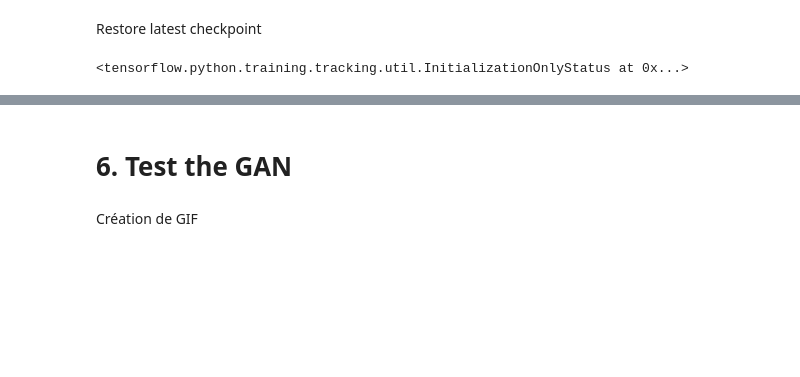
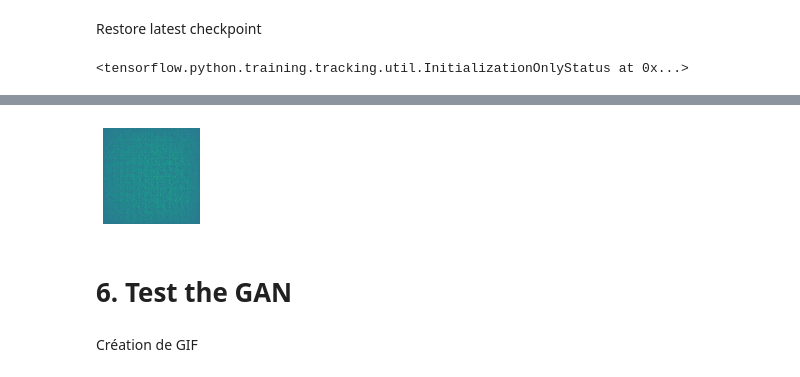
Before and after one commit to Daims971/gan_project, a Jupyter notebook: p8-gan-032023.ipynb, the cells around one changed output, grey strips where cells are left out. Saved outputs shown, nothing was run; the diff lists cells and outputs as text; code cells hidden in the pictures; blank space fills up the shorter version.

```diff
--- a/p8-gan-032023.ipynb
+++ b/p8-gan-032023.ipynb
@@ -1004,0 +1191,6 @@ checkpoint.restore(tf.train.latest_checkpoint(checkpoint_dir))
+# %%
+with strategy.scope():
+    test_generator_2 = pix_generator()
+    test_discriminator_2 = pix_discriminator()
+    monet_gan_2 = GAN_class(test_generator_2, test_discriminator_2)
+    monet_gan_2.compile(generator_optimizer, discriminator_optimizer, generator_loss, discriminator_loss)
@@ -1005,3 +1211,16 @@ checkpoint.restore(tf.train.latest_checkpoint(checkpoint_dir))
+# %%
+fig = plt.figure(figsize=(10, 10))
+
+#num_examples_to_generate = 10
+for i in range(test_generator_2(noise).shape[0]):
+    raw = int(np.around(num_examples_to_generate/5))
+    col = 5
+
+    plt.subplot(raw, col, i+1)
+    plt.imshow(generated_images[i, :, :, 0] * 127.5 + 127.5)
+    plt.axis('off')
+# %% [output]
+[figure, added]
 # %%
 # #Stop runing
 #import sys
```
Also changed, not shown: parts of 30 cells of this notebook.
